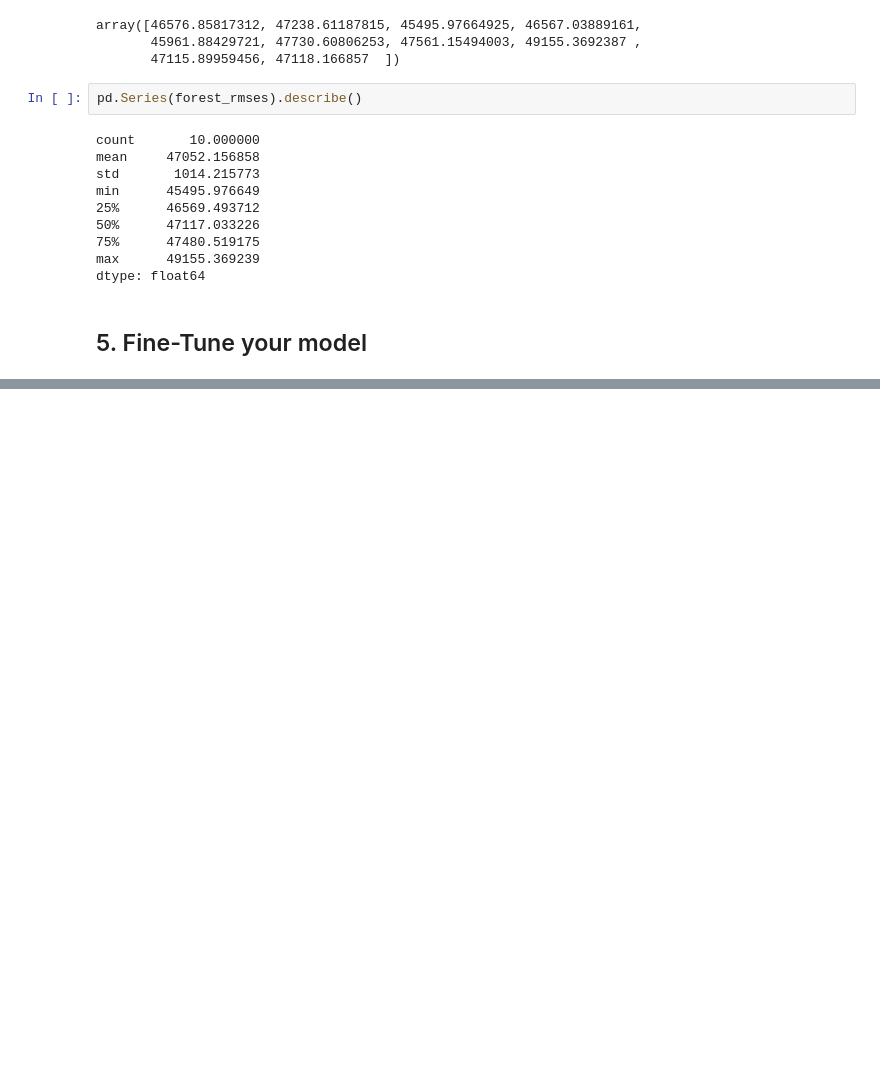
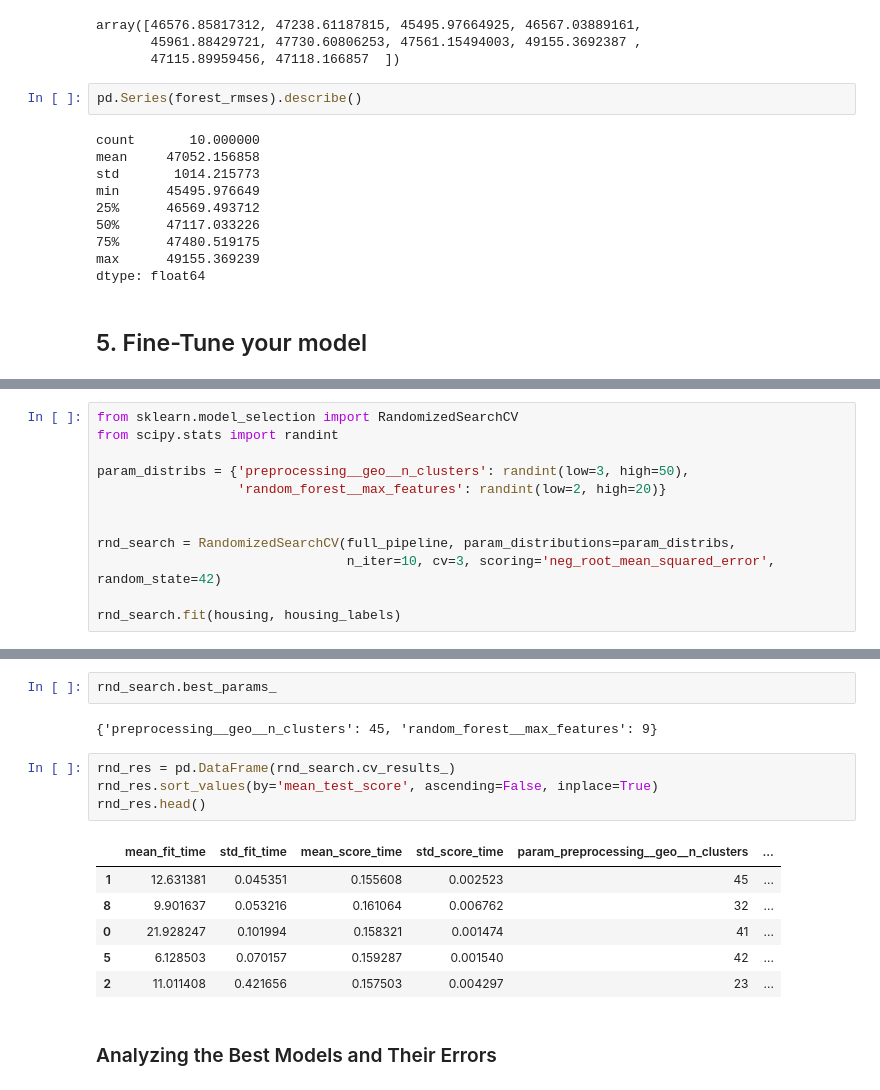
Before and after one commit to Twishha-Soni/Machine-Learning-Projects---Fundamentals, a Jupyter notebook: end-to-end-machine-learning-project.ipynb, the cells around one changed output, grey strips where cells are left out. Cells and saved outputs as stored; diff of their text form; blank space fills up the shorter version.

```diff
--- a/end-to-end-machine-learning-project.ipynb
+++ b/end-to-end-machine-learning-project.ipynb
@@ -792,0 +912,12 @@ dtype: float64
+# %%
+from sklearn.model_selection import RandomizedSearchCV
+from scipy.stats import randint
+
+param_distribs = {'preprocessing__geo__n_clusters': randint(low=3, high=50),
+                  'random_forest__max_features': randint(low=2, high=20)}
+
+
+rnd_search = RandomizedSearchCV(full_pipeline, param_distributions=param_distribs,
+                                n_iter=10, cv=3, scoring='neg_root_mean_squared_error', random_state=42)
+
+rnd_search.fit(housing, housing_labels)
@@ -792,0 +941,17 @@ dtype: float64
+# %%
+rnd_search.best_params_
+# %% [output]
+{'preprocessing__geo__n_clusters': 45, 'random_forest__max_features': 9}
+# %%
+rnd_res = pd.DataFrame(rnd_search.cv_results_)
+rnd_res.sort_values(by='mean_test_score', ascending=False, inplace=True)
+rnd_res.head()
+# %% [output]
+|  | mean_fit_time | std_fit_time | mean_score_time | std_score_time | param_preprocessing__geo__n_clusters | ... |
+| 1 | 12.631381 | 0.045351 | 0.155608 | 0.002523 | 45 | ... |
+| 8 | 9.901637 | 0.053216 | 0.161064 | 0.006762 | 32 | ... |
+| 0 | 21.928247 | 0.101994 | 0.158321 | 0.001474 | 41 | ... |
+| 5 | 6.128503 | 0.070157 | 0.159287 | 0.001540 | 42 | ... |
+| 2 | 11.011408 | 0.421656 | 0.157503 | 0.004297 | 23 | ... |
+# %% [markdown]
+### Analyzing the Best Models and Their Errors
```
Also changed, not shown: parts of 18 cells of this notebook.
